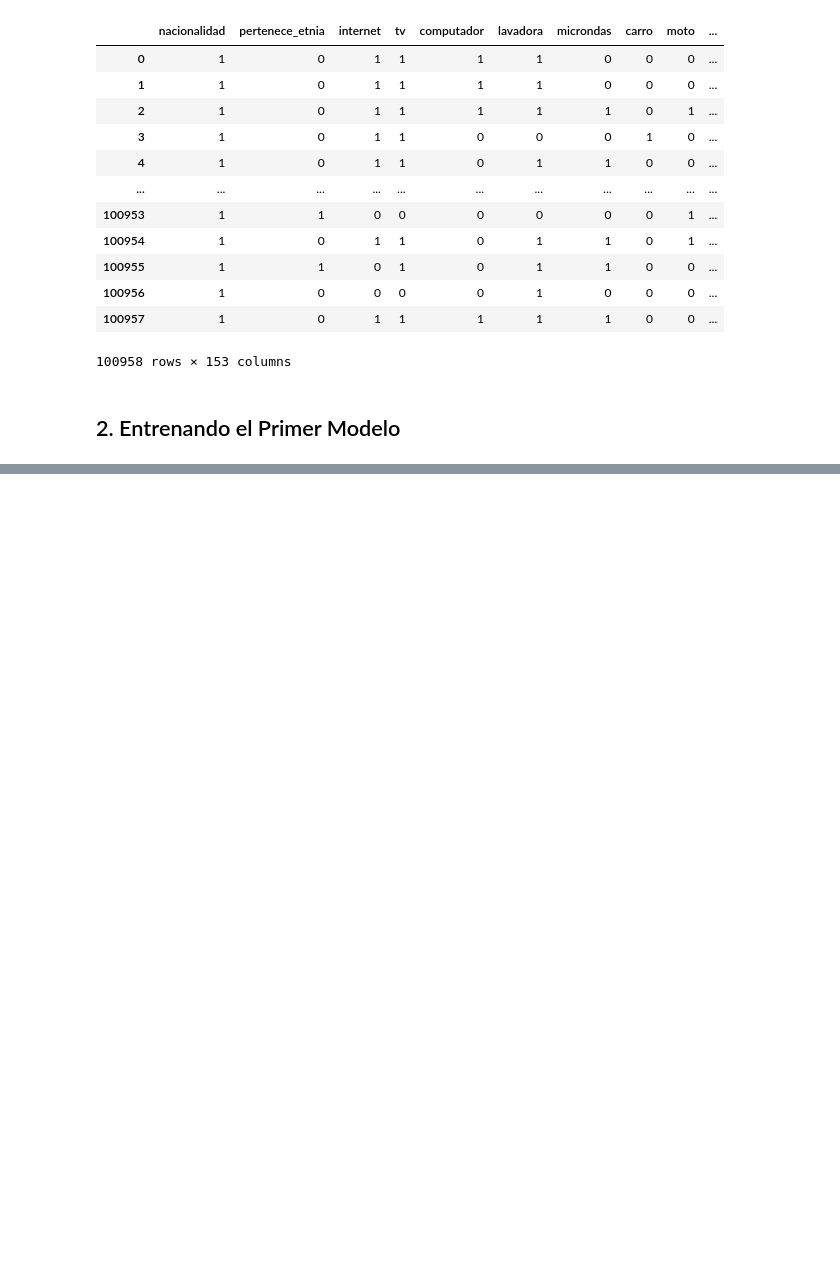
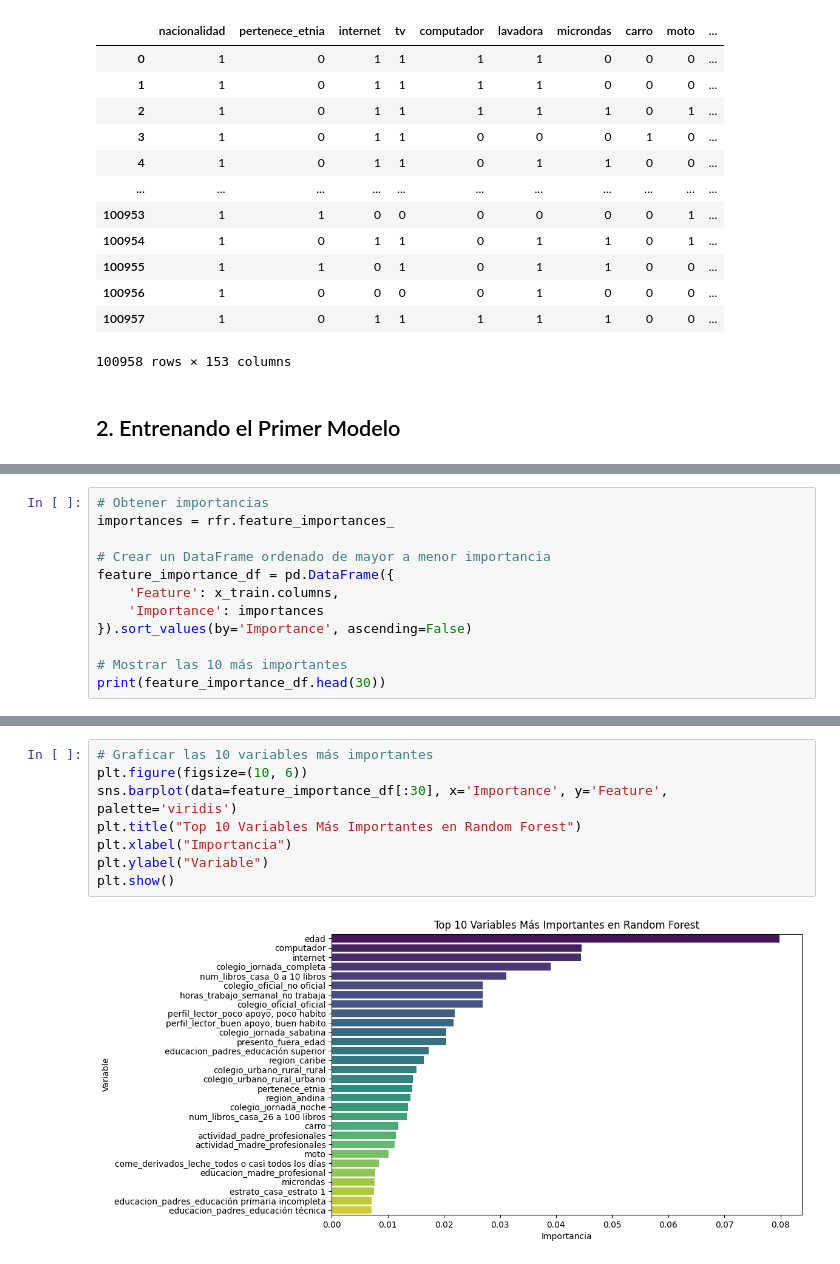
Before and after one commit to JorgeJordyJaimes/icfes-app, a Jupyter notebook: notebooks/5.modelo.ipynb, the cells around one changed output, grey strips where cells are left out. Drawn from its saved outputs; the diff is of its cells as text; blank space fills up the shorter version.

```diff
--- a/notebooks/5.modelo.ipynb
+++ b/notebooks/5.modelo.ipynb
@@ -129,0 +549,12 @@ x_test
+# %%
+# Obtener importancias
+importances = rfr.feature_importances_
+
+# Crear un DataFrame ordenado de mayor a menor importancia
+feature_importance_df = pd.DataFrame({
+    'Feature': x_train.columns,
+    'Importance': importances
+}).sort_values(by='Importance', ascending=False)
+
+# Mostrar las 10 más importantes
+print(feature_importance_df.head(30))
@@ -129,0 +579,10 @@ x_test
+# %%
+# Graficar las 10 variables más importantes
+plt.figure(figsize=(10, 6))
+sns.barplot(data=feature_importance_df[:30], x='Importance', y='Feature', palette='viridis')
+plt.title("Top 10 Variables Más Importantes en Random Forest")
+plt.xlabel("Importancia")
+plt.ylabel("Variable")
+plt.show()
+# %% [output]
+[figure, added]
```
Also changed, not shown: parts of 28 cells of this notebook.
